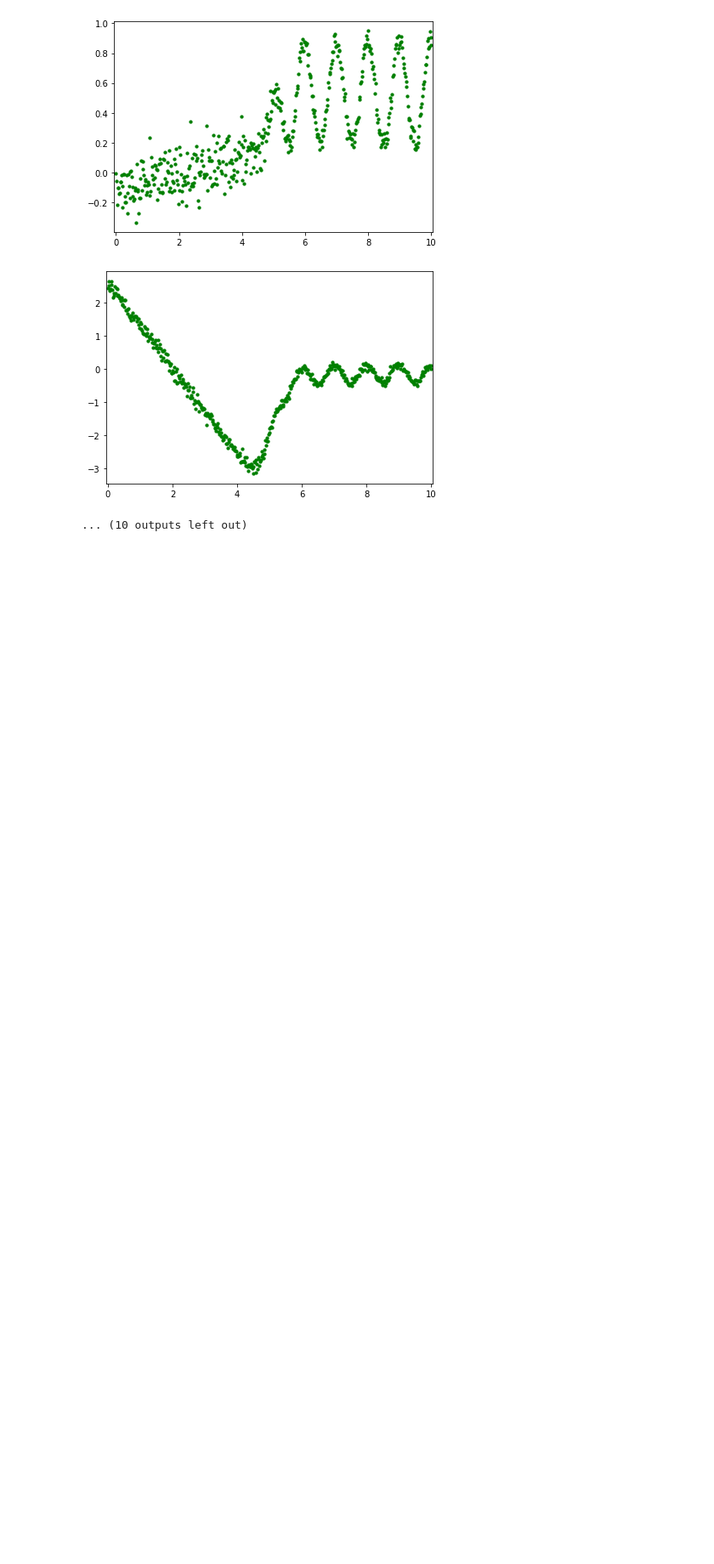
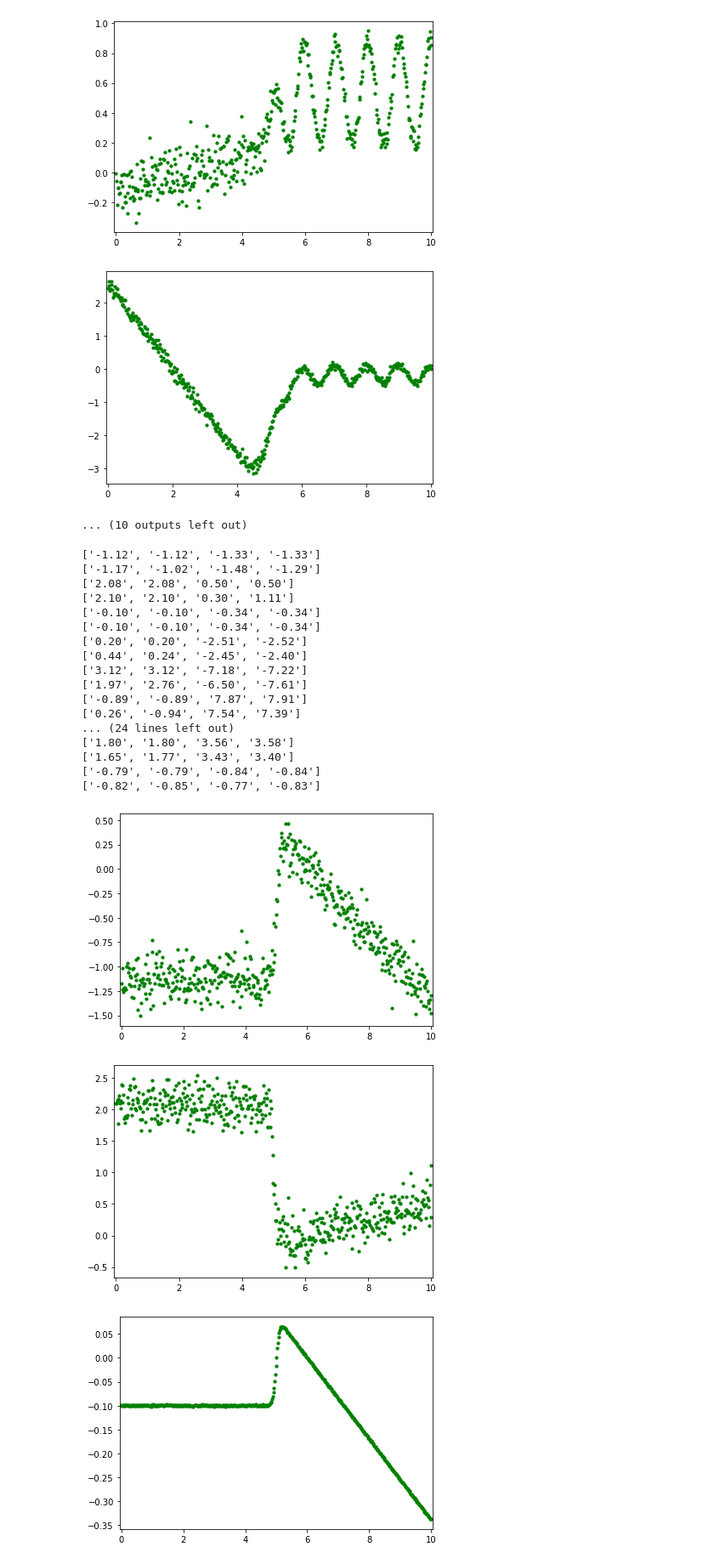
Before and after one commit to probsys/sppl, a Jupyter notebook: src/gp_realizations_many.ipynb, the cells around one changed output. Shown at 85% size. Saved outputs shown, nothing was run; the diff lists cells and outputs as text; code cells hidden in the pictures; blank space fills up the shorter version.

```diff
--- a/src/gp_realizations_many.ipynb
+++ b/src/gp_realizations_many.ipynb
@@ -315,3 +315,57 @@ for ys in ys_list:
 [figure]
 [figure]
 ... (10 outputs left out)
+# %%
+cov = ChangePoint(Constant(2), Linear(6), 5, 0.1)
+M = cov.f_mat(xs)
+N = 20
+ys_list = []
+
+np.random.seed(110)
+for i in range(N):
+    ys = multivariate_normal.rvs(np.zeros(len(xs)), M, size=1)
+    ys_list.append(ys)
+    fig, ax = plt.subplots()
+    epsilon = np.random.uniform(0, abs(.1*(max(ys) - min(ys))))
+    noise = np.random.normal(0, epsilon, size=len(xs))
+    ys_noisy = ys + noise
+    ys_list.append(ys_noisy)
+    ax.scatter(xs, ys_noisy, color='green', linewidth=2, marker='o', s=5)
+    ax.set_xlim([-.05, 10.05])
+    fig.set_tight_layout(True)
+    fig.set_size_inches(6, 4)
+    figname = '/tmp/gp-const-%02d.png' % (i,)
+    fig.savefig(figname, dpi=200)
+
+fig, ax = plt.subplots()
+for ys in ys_list:
+    ax.plot(xs, ys, color='green', linewidth=1.5, marker='o', ms=2)
+    ax.set_xlim([-.05, 10.05])
+    fig.set_tight_layout(True)
+    fig.set_size_inches(12, 8)
+figname = '/tmp/gp-const.png'
+fig.savefig(figname, dpi=200)
+
+for ys in ys_list:
+    print(['%1.2f' % (x,) for x in [ys[0], ys[1], ys[-2], ys[-1]]])
+# %% [output]
+['-1.12', '-1.12', '-1.33', '-1.33']
+['-1.17', '-1.02', '-1.48', '-1.29']
+['2.08', '2.08', '0.50', '0.50']
+['2.10', '2.10', '0.30', '1.11']
+['-0.10', '-0.10', '-0.34', '-0.34']
+['-0.10', '-0.10', '-0.34', '-0.34']
+['0.20', '0.20', '-2.51', '-2.52']
+['0.44', '0.24', '-2.45', '-2.40']
+['3.12', '3.12', '-7.18', '-7.22']
+['1.97', '2.76', '-6.50', '-7.61']
+['-0.89', '-0.89', '7.87', '7.91']
+['0.26', '-0.94', '7.54', '7.39']
+... (24 lines left out)
+['1.80', '1.80', '3.56', '3.58']
+['1.65', '1.77', '3.43', '3.40']
+['-0.79', '-0.79', '-0.84', '-0.84']
+['-0.82', '-0.85', '-0.77', '-0.83']
+[figure, added]
+[figure, added]
+[figure, added]
```
Also changed, not shown: parts of 2 cells of this notebook.
